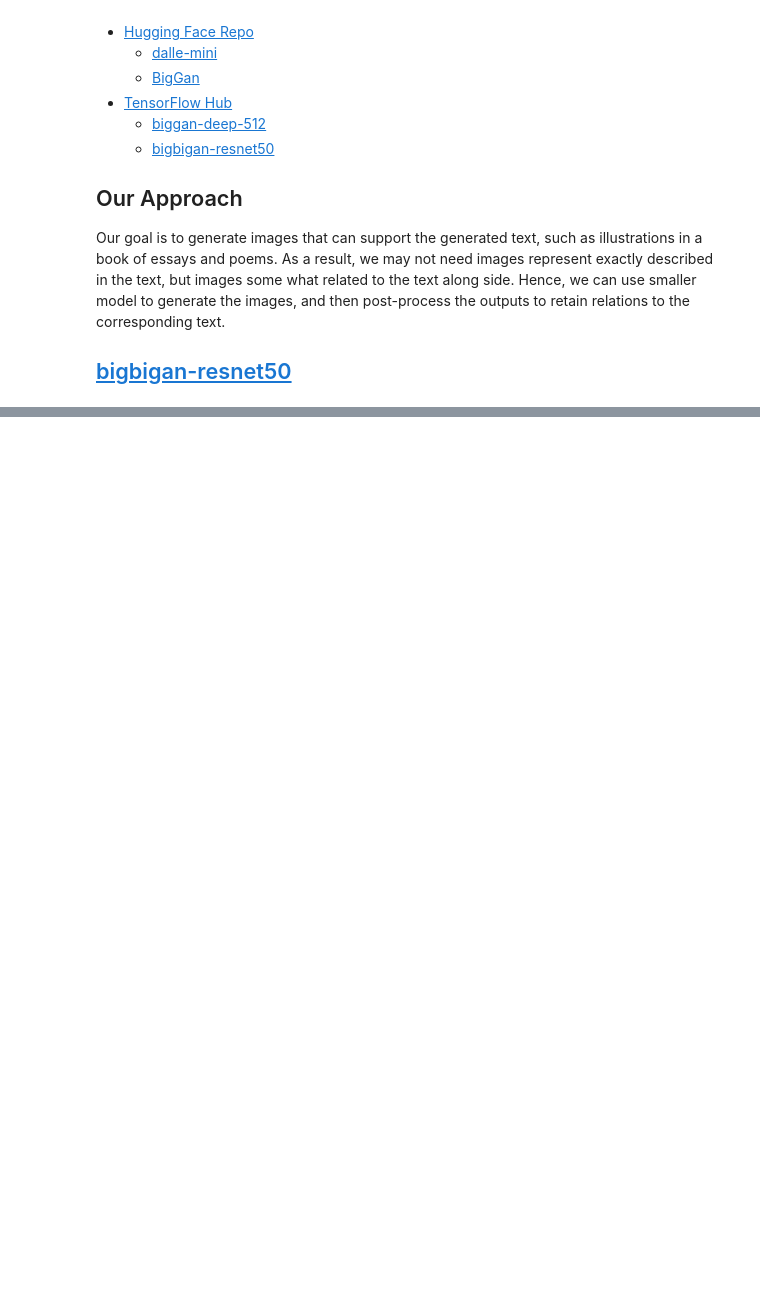
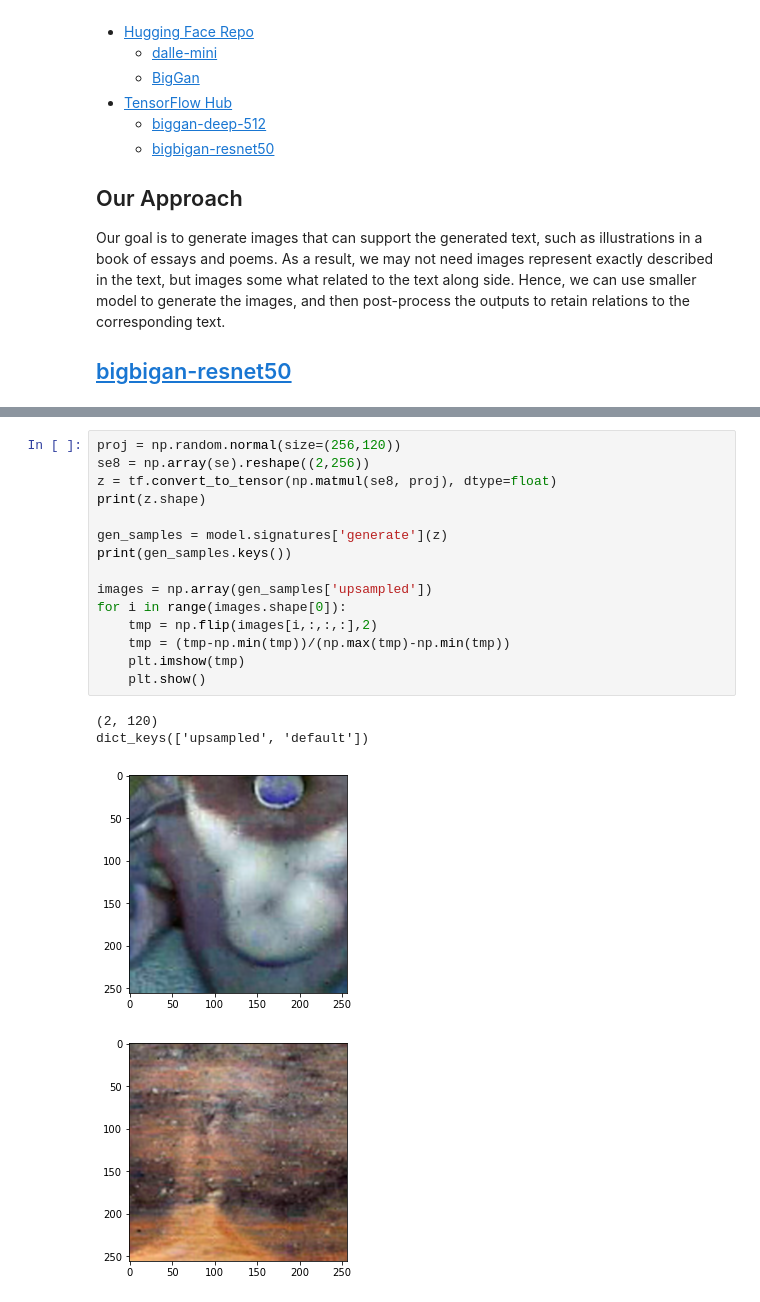
Before and after one commit to tingsyo/gpt2-zhtw, a Jupyter notebook: notebooks/20211207_graphics_from_text.ipynb, the cells around one changed output, grey strips where cells are left out. Saved outputs shown, nothing was run; the diff lists cells and outputs as text; blank space fills up the shorter version.

```diff
--- a/notebooks/20211207_graphics_from_text.ipynb
+++ b/notebooks/20211207_graphics_from_text.ipynb
@@ -73,0 +171,20 @@ INFO:tensorflow:Assets written to: D:/workspace/image_generation_models/biggan-r
+# %%
+proj = np.random.normal(size=(256,120))
+se8 = np.array(se).reshape((2,256))
+z = tf.convert_to_tensor(np.matmul(se8, proj), dtype=float)
+print(z.shape)
+
+gen_samples = model.signatures['generate'](z)
+print(gen_samples.keys())
+
+images = np.array(gen_samples['upsampled'])
+for i in range(images.shape[0]):
+    tmp = np.flip(images[i,:,:,:],2)
+    tmp = (tmp-np.min(tmp))/(np.max(tmp)-np.min(tmp))
+    plt.imshow(tmp)
+    plt.show()
+# %% [output]
+(2, 120)
+dict_keys(['upsampled', 'default'])
+[figure, added]
+[figure, added]
```
Also changed, not shown: parts of 13 cells of this notebook, 2 other files.
